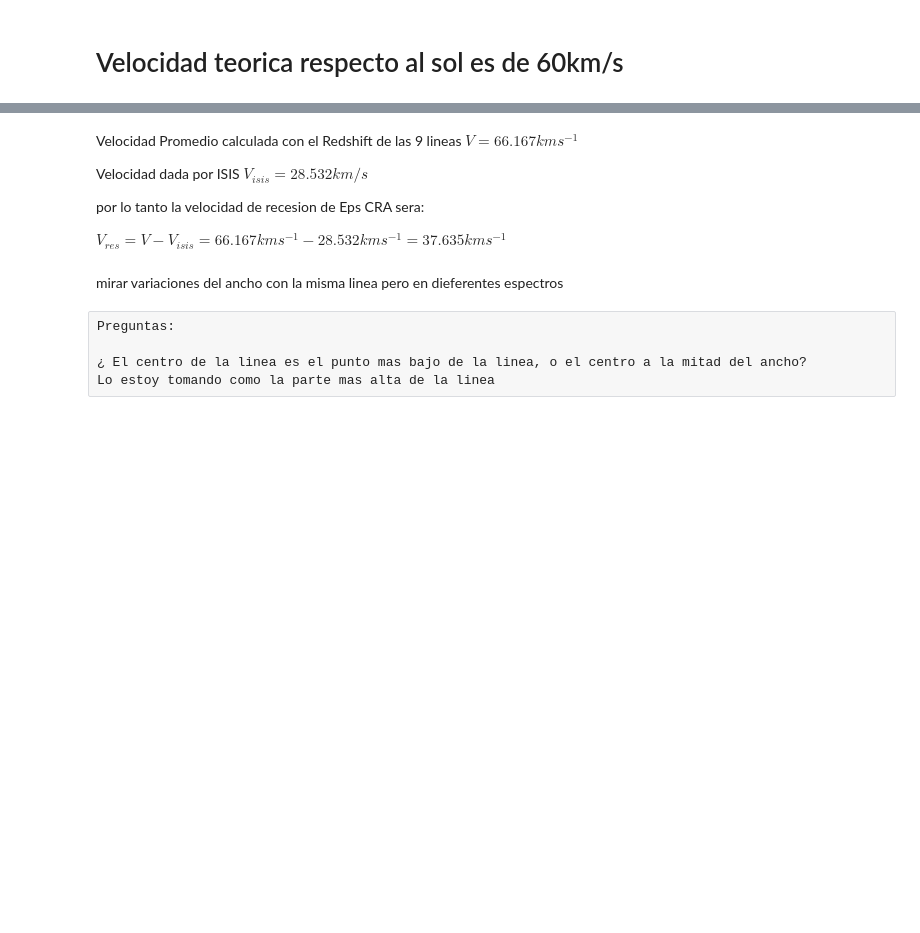
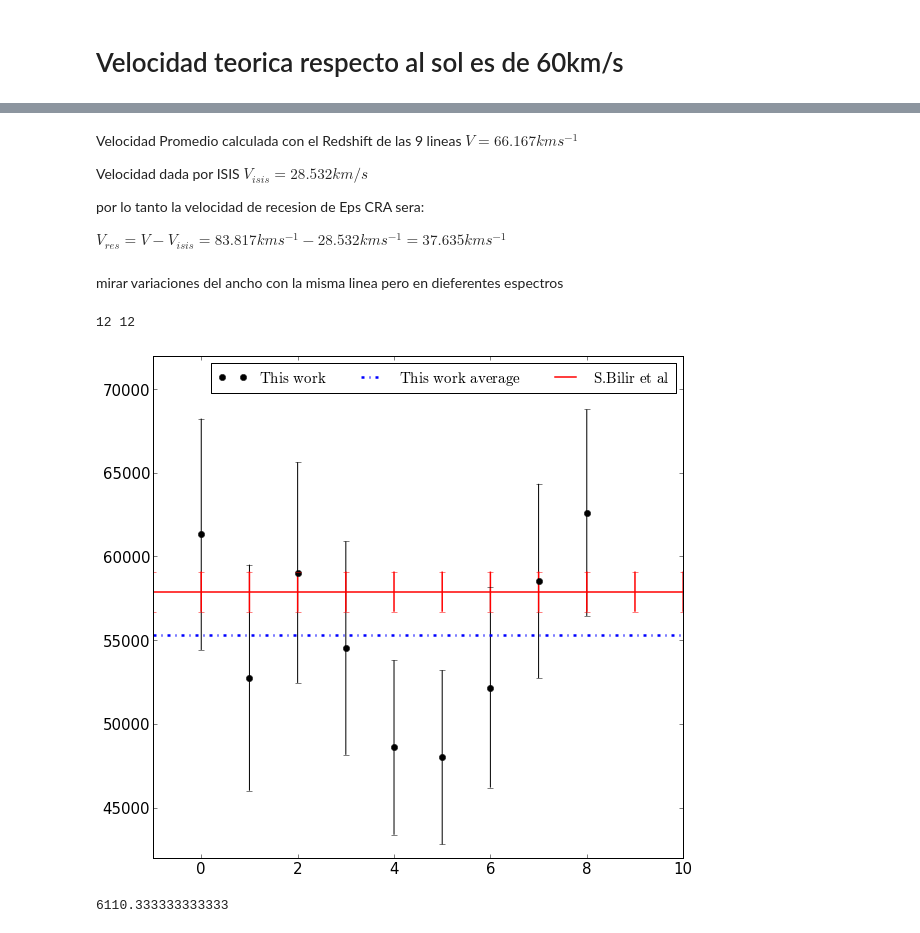
Before and after one commit to jngaravitoc/EpsCra, a Jupyter notebook: Spectra_analysis.ipynb, the cells around one changed output, grey strips where cells are left out. Drawn from its saved outputs; the diff is of its cells as text; code cells hidden in the pictures; blank space fills up the shorter version.

```diff
--- a/Spectra_analysis.ipynb
+++ b/Spectra_analysis.ipynb
@@ -286,11 +314,32 @@ Velocidad dada por ISIS $V_{isis}= 28.532 km/s$
 
 por lo tanto la velocidad de recesion de Eps CRA sera:
 
-$V_{res} = V- V_{isis} = 66.167 kms^{-1}- 28.532 kms^{-1} =  37.635 kms^{-1}$
+$V_{res} = V- V_{isis} = 83.817 kms^{-1}- 28.532 kms^{-1} =  37.635 kms^{-1}$
 # %% [markdown]
 mirar variaciones del ancho con la misma linea pero en dieferentes espectros
-# %% [raw]
-Preguntas:
-
-¿ El centro de la linea es el punto mas bajo de la linea, o el centro a la mitad del ancho?
-Lo estoy tomando como la parte mas alta de la linea
+# %%
+x = [1, 2, 3, 4, 5, 6, 7, 8, 9]
+x2 = [-1, 0, 1, 2, 3, 4, 5, 6, 7, 8, 9, 10]
+vel = [V1-28532, V2-28532, V3-28532, V4-28532, V5-28532, V6-28532, V7-28532, V8-28532, V9-28532]
+velt = [57900, 57900, 57900, 57900, 57900, 57900, 57900, 57900, 57900, 57900, 57900, 57900]
+vele = [83817.7358937-28532, 83817.7358937-28532, 83817.7358937-28532, 83817.7358937-28532, 83817.7358937-28532, 83817.7358937-28532, 83817.7358937-28532, 83817.7358937-28532, 83817.7358937-28532, 83817.7358937-28532, 83817.7358937-28532, 83817.7358937-28532]
+print len(x2), len(vele)
+figure(1, figsize=(9.5, 9))
+
+plt.errorbar(xrange(9), vel, yerr=[6910, 6750, 6592, 6377, 5213, 5204, 5976, 5802, 6169], fmt='o', ms=6, c='k')
+p = np.polyfit(x, vel, 1)
+plt.errorbar(x2, vele, linestyle='-.', c='b', linewidth=2.5)
+plt.errorbar(x2, velt, yerr=1200, c='r', linewidth =1.5)
+plt.xlim([-1, 10])
+plt.ylim([42000, 72000])
+plt.legend(['$\mathrm{This}$ $\mathrm{work}$', '$\mathrm{This}$ $\mathrm{work}$ $\mathrm{average}$', '$\mathrm{S.Bilir}$ $\mathrm{et}$ $\mathrm{al}$'], fontsize=15, ncol=3)
+plt.tick_params(axis='both', which='major', labelsize=15)
+plt.savefig('radialvelocity.png')
+# %% [output]
+12 12
+[figure, added]
+# %%
+errors = [6910, 6750, 6592, 6377, 5213, 5204, 5976, 5802, 6169]
+average(errors  )
+# %% [output]
+6110.333333333333
```
Also changed, not shown: parts of 4 cells of this notebook.
